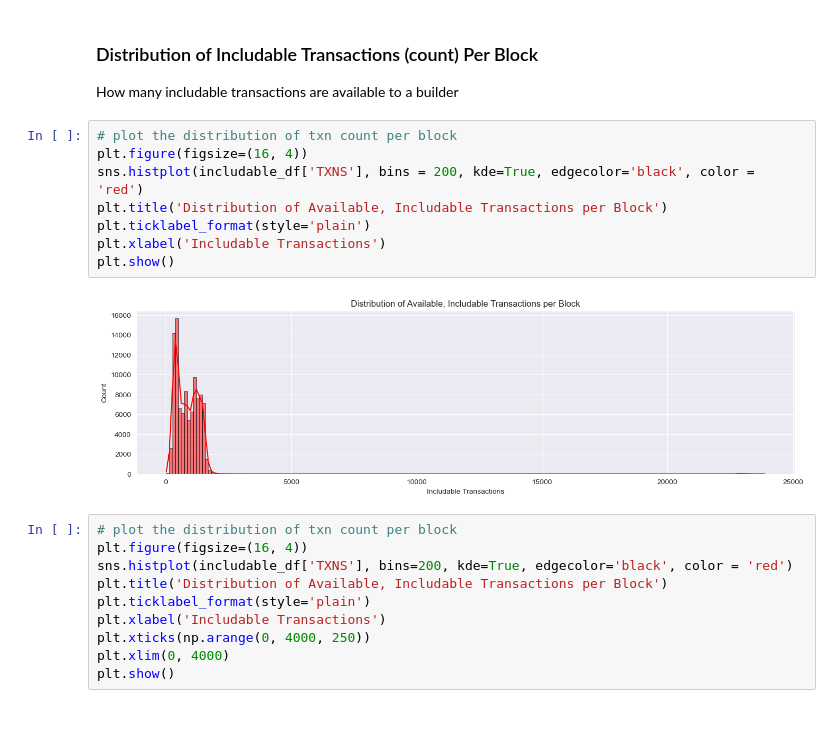
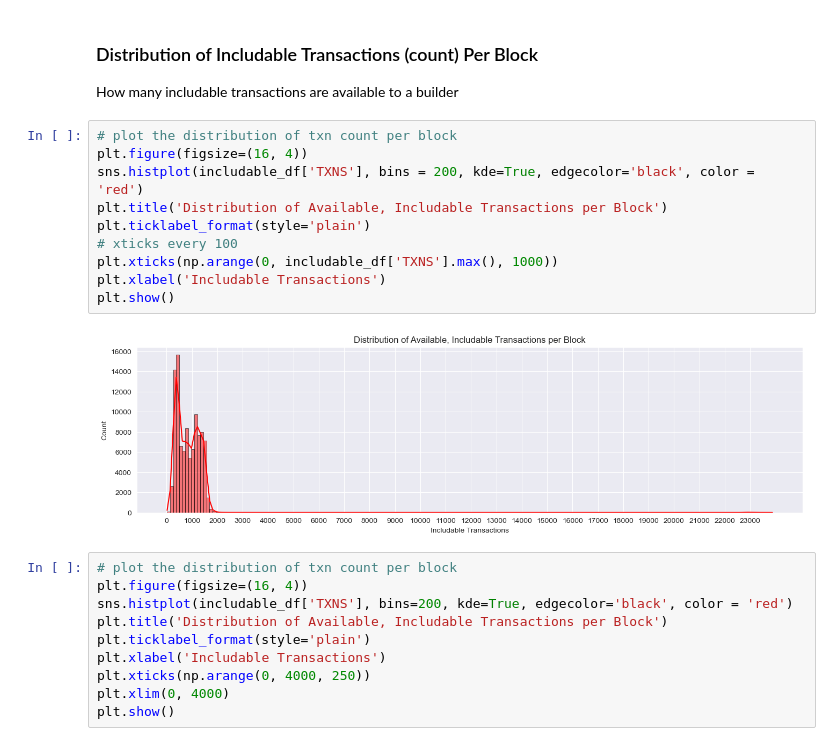
Before and after one commit to krzhang/camcos, a Jupyter notebook: CAMCOS_2023F/Data_Exploration/available_gas/includable_gas_master.ipynb, the cells around one changed output. Drawn from its saved outputs; the diff is of its cells as text; blank space fills up the shorter version.

Commit message:
include distribution plots

```diff
--- a/CAMCOS_2023F/Data_Exploration/available_gas/includable_gas_master.ipynb
+++ b/CAMCOS_2023F/Data_Exploration/available_gas/includable_gas_master.ipynb
@@ -539,13 +539,15 @@ How many includable transactions are available to a builder
 # %%
 # plot the distribution of txn count per block
 plt.figure(figsize=(16, 4))
 sns.histplot(includable_df['TXNS'], bins = 200, kde=True, edgecolor='black', color = 'red')
 plt.title('Distribution of Available, Includable Transactions per Block')
 plt.ticklabel_format(style='plain')
+# xticks every 100
+plt.xticks(np.arange(0, includable_df['TXNS'].max(), 1000))
 plt.xlabel('Includable Transactions')
 plt.show()
 # %% [output]
-[figure, old version]
+[figure, new version]
 # %%
 # plot the distribution of txn count per block
 plt.figure(figsize=(16, 4))
```
Also changed, not shown: parts of 2 cells of this notebook.
